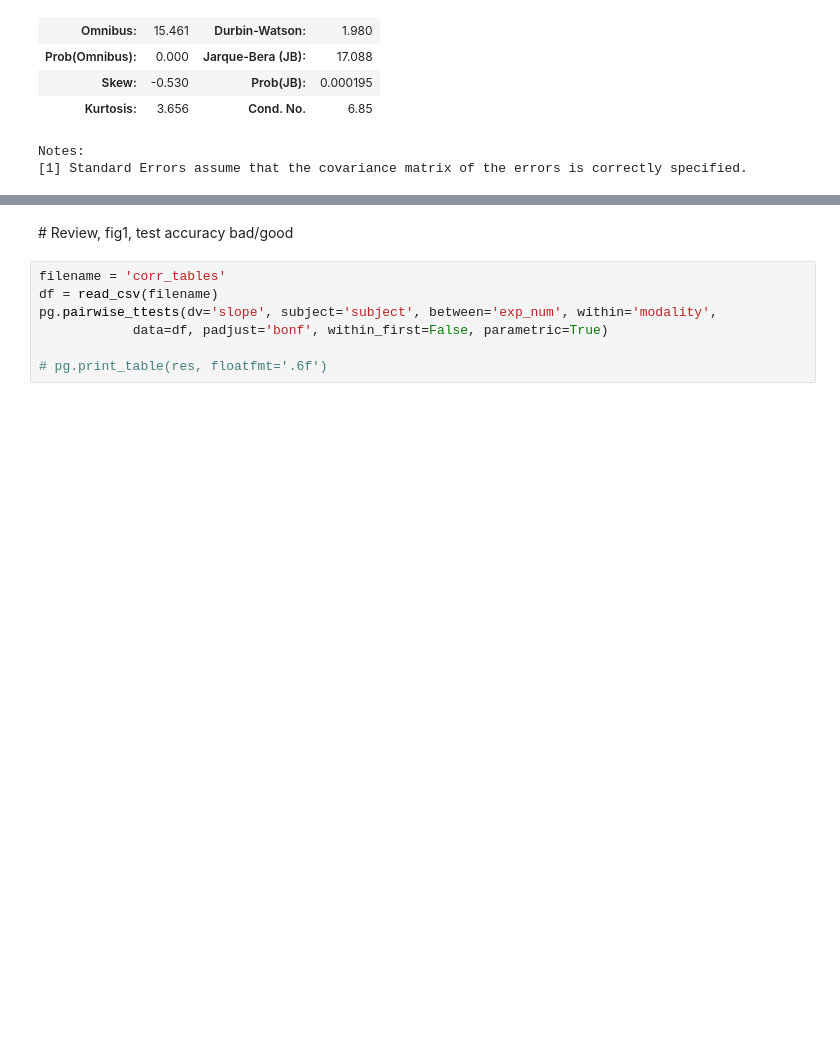
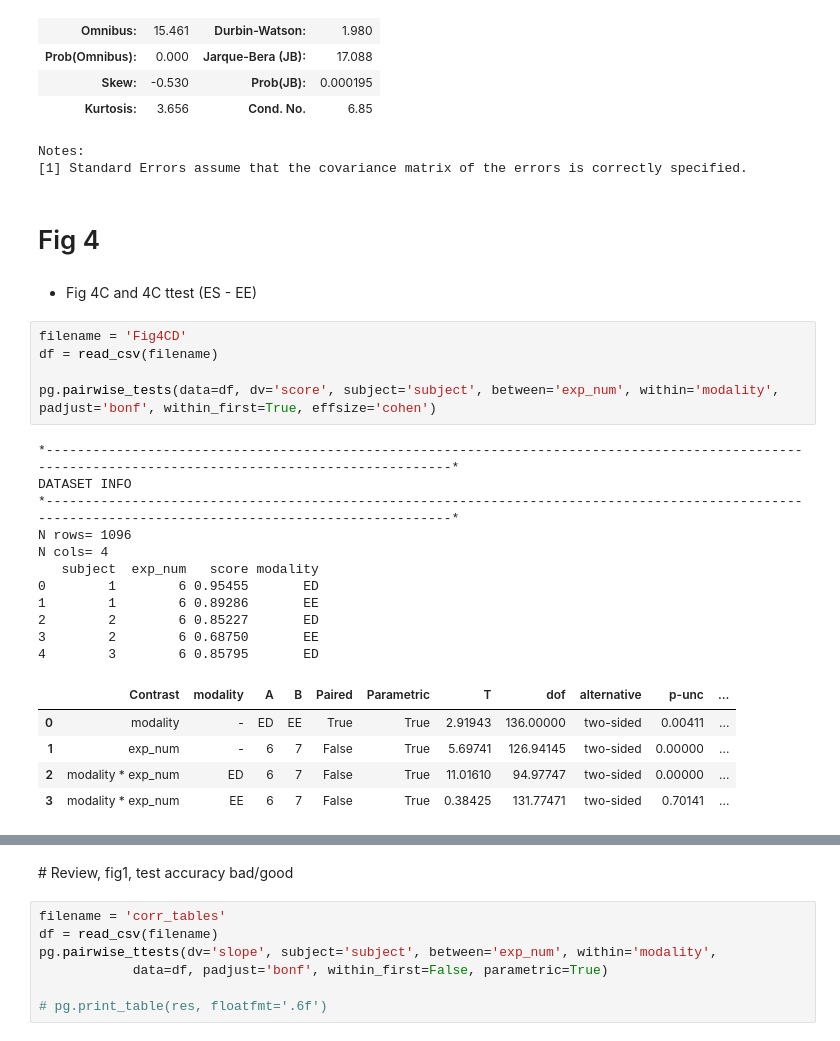
Before and after one commit to bsgarcia/RandCFollowUp, a Jupyter notebook: python/stats.ipynb, the cells around one changed output, grey strips where cells are left out. Cells and saved outputs as stored; diff of their text form; blank space fills up the shorter version.

```diff
--- a/python/stats.ipynb
+++ b/python/stats.ipynb
@@ -466,3 +466,29 @@ OLS Regression Results
 | Kurtosis: | 3.656 | Cond. No. | 6.85 |
 Notes:
 [1] Standard Errors assume that the covariance matrix of the errors is correctly specified.
+# %% [markdown]
+# Fig 4
+# %% [markdown]
+* Fig 4C and 4C ttest (ES - EE)
+# %%
+filename = 'Fig4CD'
+df = read_csv(filename)
+
+pg.pairwise_tests(data=df, dv='score', subject='subject', between='exp_num', within='modality', padjust='bonf', within_first=True, effsize='cohen')
+# %% [output]
+*------------------------------------------------------------------------------------------------------------------------------------------------------*
+DATASET INFO
+*------------------------------------------------------------------------------------------------------------------------------------------------------*
+N rows= 1096
+N cols= 4
+   subject  exp_num   score modality
+0        1        6 0.95455       ED
+1        1        6 0.89286       EE
+2        2        6 0.85227       ED
+3        2        6 0.68750       EE
+4        3        6 0.85795       ED
+|  | Contrast | modality | A | B | Paired | Parametric | T | dof | alternative | p-unc | ... |
+| 0 | modality | - | ED | EE | True | True | 2.91943 | 136.00000 | two-sided | 0.00411 | ... |
+| 1 | exp_num | - | 6 | 7 | False | True | 5.69741 | 126.94145 | two-sided | 0.00000 | ... |
+| 2 | modality * exp_num | ED | 6 | 7 | False | True | 11.01610 | 94.97747 | two-sided | 0.00000 | ... |
+| 3 | modality * exp_num | EE | 6 | 7 | False | True | 0.38425 | 131.77471 | two-sided | 0.70141 | ... |
```
Also changed, not shown: parts of 2 cells of this notebook, 6 other files.
